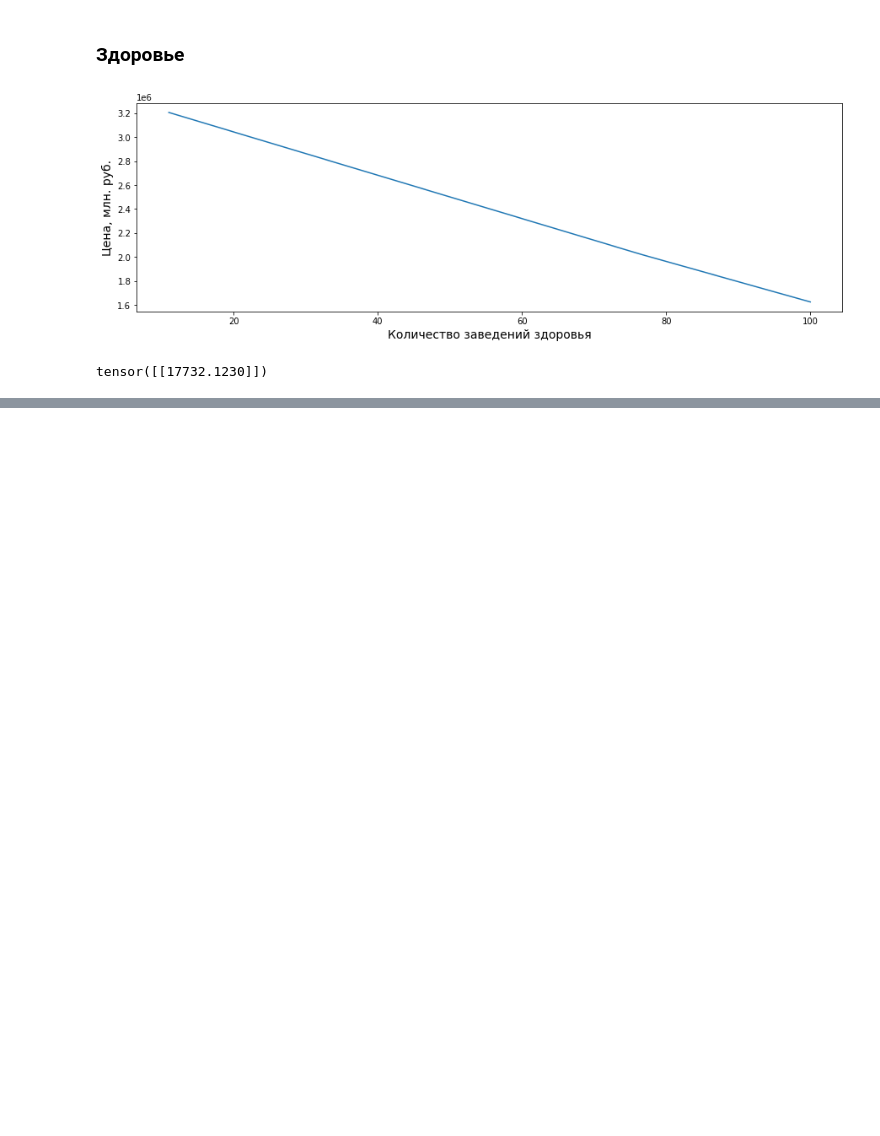
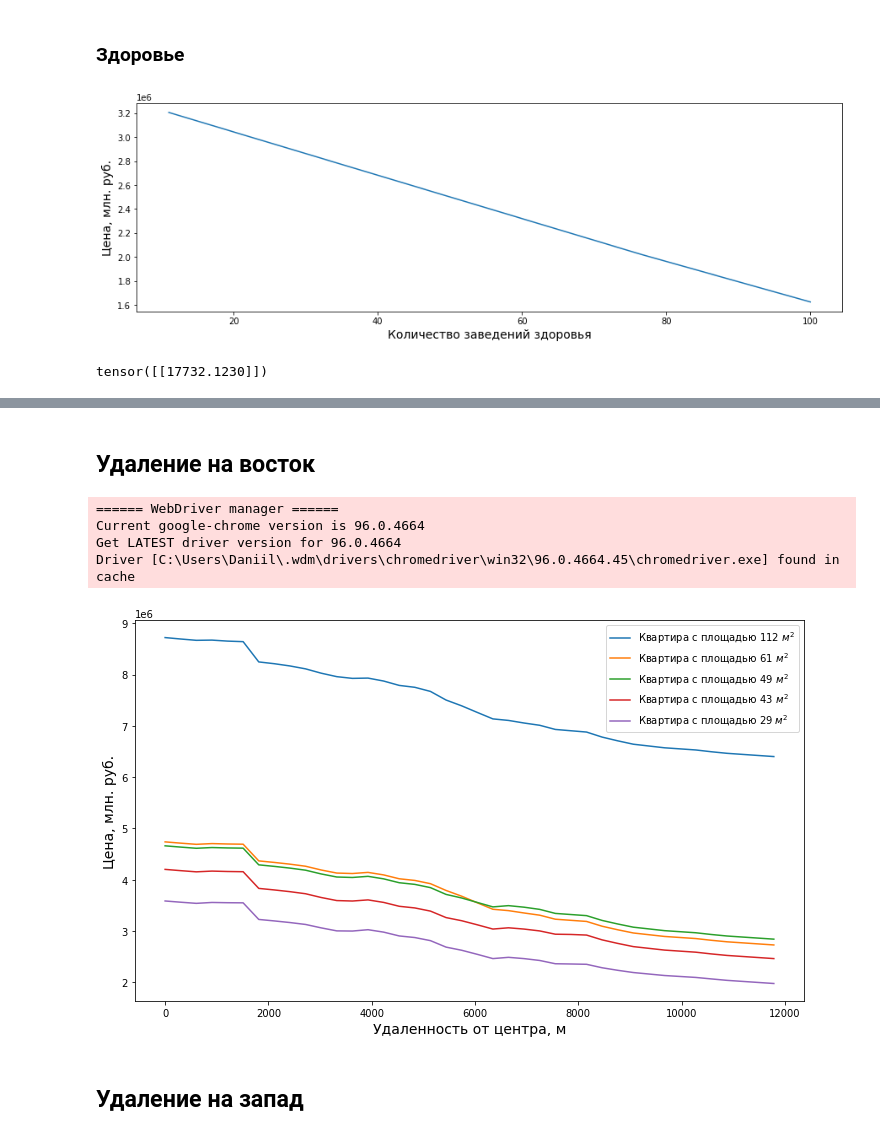
Before and after one commit to Daniil-Solo/Avito-analytics, a Jupyter notebook: Modelling/3_Research.ipynb, the cells around one changed output, grey strips where cells are left out. Cells and saved outputs as stored; diff of their text form; code cells hidden in the pictures; blank space fills up the shorter version.

```diff
--- a/Modelling/3_Research.ipynb
+++ b/Modelling/3_Research.ipynb
@@ -369,0 +235,3 @@ plt.show()
+# %%
+with open("../amenities.json", 'r') as f:
+    amenities = json.load(f)
@@ -369,0 +289,13 @@ plt.show()
+# %%
+def get_distances(lats, lons):
+    global perm_esplanade_lat, perm_esplanade_lon
+    distances = []
+    for lat, lon in zip(lats, lons):
+        dist = get_dist(
+            llong1=lon,
+            llat1=lat,
+            llong2=perm_esplanade_lon,
+            llat2=perm_esplanade_lat
+        )
+        distances.append(dist)
+    return distances
@@ -369,0 +333,33 @@ plt.show()
+# %%
+def do_all(lats, lons, direction):
+    global apartments
+    direction_amenities = get_amenities(lats, lons)
+    direction_districts = get_districts(lats, lons)
+    direction_distances = get_distances(lats, lons)
+    direction_prices = get_prices(apartments, lats, lons, direction_districts, direction_amenities, direction_distances, direction)
+
+    plt.figure(figsize=(12, 7))
+    plt.xlabel("Удаленность от центра, м", size=14)
+    plt.ylabel("Цена, млн. руб.", size=14)
+
+    for idx, apartment in enumerate(apartments):
+        area = apartment[1].item()
+        plt.plot(direction_distances, direction_prices[idx], label=f"Квартира с площадью {int(area)} $м^2$")
+
+    plt.legend()
+    plt.show()
+# %% [markdown]
+## Удаление на восток
+# %%
+east_lons = np.linspace(perm_esplanade_lon, perm_esplanade_lon+0.2, n)
+east_lats = np.array([perm_esplanade_lat]*n)
+# %%
+do_all(east_lats, east_lons, 'east')
+# %% [output]
+====== WebDriver manager ======
+Current google-chrome version is 96.0.4664
+Get LATEST driver version for 96.0.4664
+Driver [C:\Users\Daniil\.wdm\drivers\chromedriver\win32\96.0.4664.45\chromedriver.exe] found in cache
+[figure, added]
+# %% [markdown]
+## Удаление на запад
```
Also changed, not shown: parts of 35 cells of this notebook, 1 other file.
